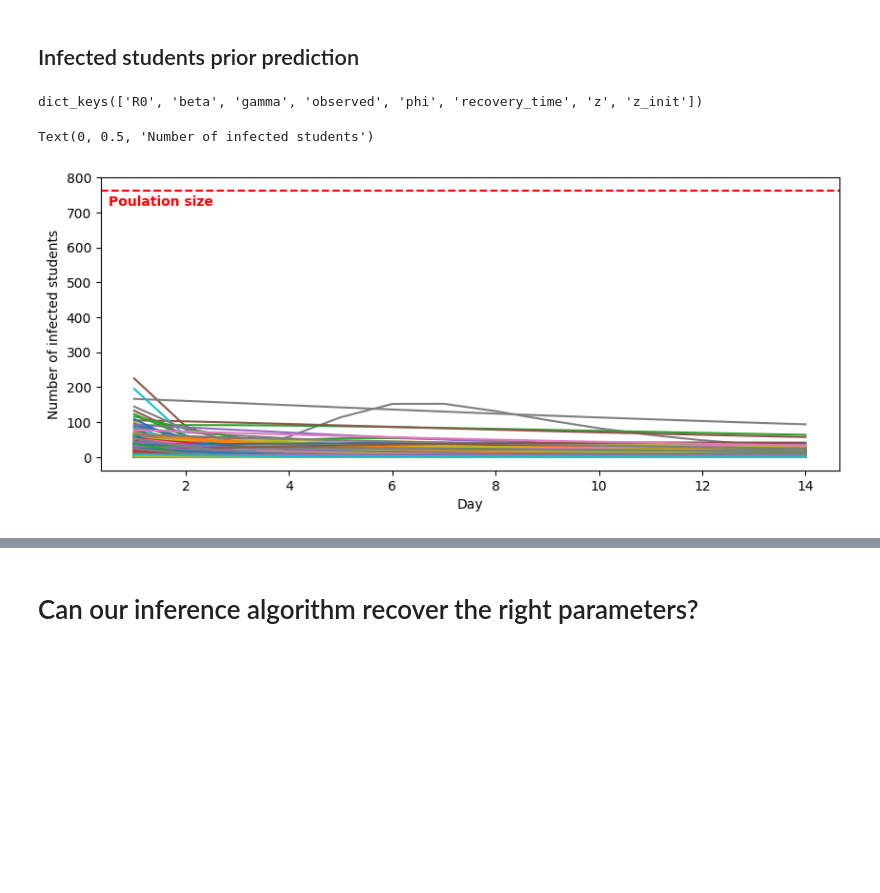
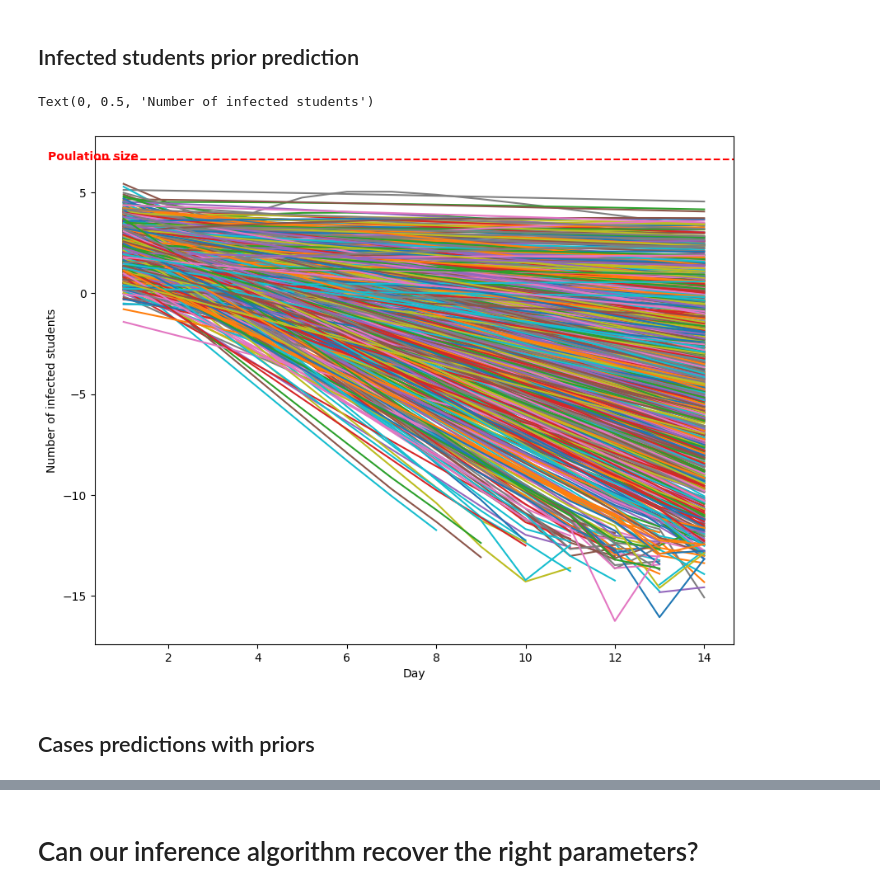
Before and after one commit to koomited/bayesian-epidemiology-project, a Jupyter notebook: project.ipynb, the cells around one changed output, grey strips where cells are left out. Saved outputs shown, nothing was run; the diff lists cells and outputs as text; code cells hidden in the pictures; blank space fills up the shorter version.

Commit message:
[ADD] prior predictions

```diff
--- a/project.ipynb
+++ b/project.ipynb
@@ -226,21 +226,19 @@ plt.show()
 [figure]
 # %% [markdown]
 ## Infected students prior prediction
-# %%
-prior_predictions.keys()
-# %% [output]
-dict_keys(['R0', 'beta', 'gamma', 'observed', 'phi', 'recovery_time', 'z', 'z_init'])
 # %%
 prior_infected_students = prior_predictions["z"]
 # %%
-fig, ax= plt.subplots(figsize=(10, 4))
+fig, ax= plt.subplots(figsize=(10, 8))
 
 for i in range(1000):
-    ax.plot(jnp.arange(1,15),prior_infected_students[i,:,1])
-plt.axhline(763, color="red", linestyle="--")
-plt.text(0.5, 720, "Poulation size", color="red", fontweight="bold")
+    ax.plot(jnp.arange(1,15),jnp.log(prior_infected_students[i,:,1]))
+plt.axhline(jnp.log(763), color="red", linestyle="--")
+plt.text(jnp.log(0.5), jnp.log(720), "Poulation size", color="red", fontweight="bold")
 plt.xlabel("Day")
 plt.ylabel("Number of infected students")
 # %% [output]
 Text(0, 0.5, 'Number of infected students')
-[figure, old version]
+[figure, new version]
+# %% [markdown]
+## Cases predictions with priors
```
Also changed, not shown: parts of 2 cells of this notebook.
